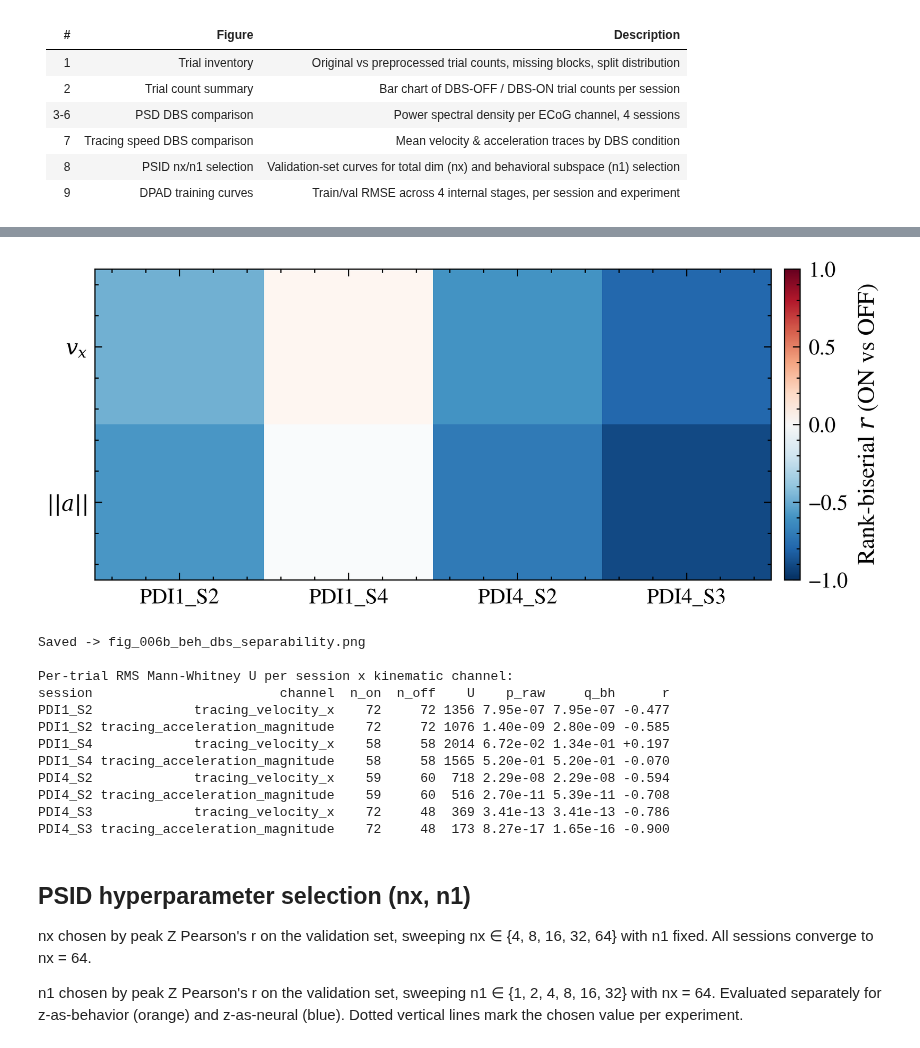
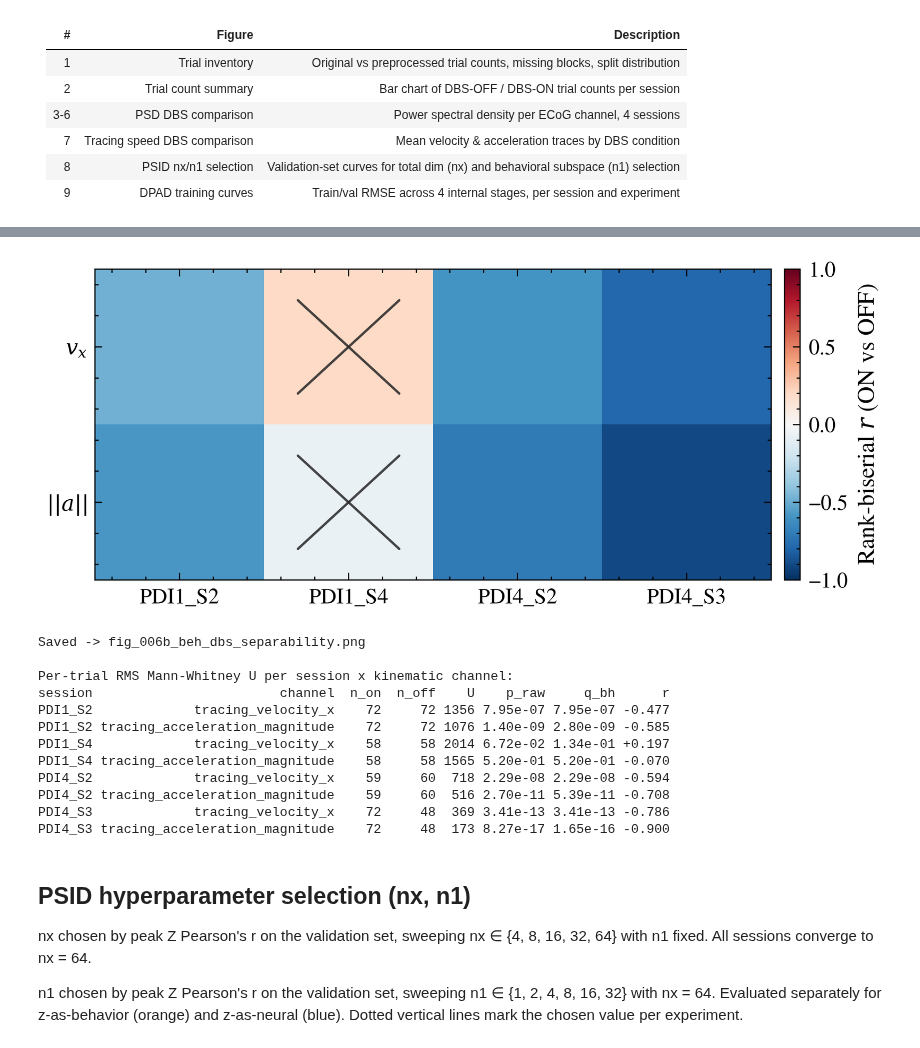
Before and after one commit to giedrius-at-home/latent-neural-dynamics-modeling, a Jupyter notebook: notebooks/thesis_sec1_data_verification.ipynb, the cells around one changed output, grey strips where cells are left out. Cells and saved outputs as stored; diff of their text form; code cells hidden in the pictures.

```diff
--- a/notebooks/thesis_sec1_data_verification.ipynb
+++ b/notebooks/thesis_sec1_data_verification.ipynb
@@ -324,7 +366,7 @@ PDI4_S3 75-80    71     46 1457 3.27e-01 3.78e-01 -0.108
 # %%
 # Behavioral DBS separability — tracing_velocity_x & tracing_acceleration_magnitude.
 # Per-trial RMS, Mann-Whitney U (DBS-ON vs OFF), same encoding as the neural heatmap:
-# colour is the signed rank-biserial r, non-significant cells (BH-FDR q >= 0.05) faded.
+# colour is the signed rank-biserial r, cells failing BH-FDR (q >= 0.05) crossed out.
 
 BEH_VARS = ["tracing_velocity_x", "tracing_acceleration_magnitude"]
 BEH_LABELS = ["$v_x$", "$||a||$"]
@@ -390,44 +432,43 @@ for si, s in enumerate(session_specs):
 sess_labels = [s.label for s in session_specs]
 fig, ax = plt.subplots(figsize=(5.0, 2.2), layout="constrained")
 finite = np.isfinite(beh_r)
-alpha_map = np.where(np.isfinite(beh_q) & (beh_q < ALPHA_SIG), 1.0, ALPHA_FADE)
-alpha_map = np.where(finite, alpha_map, 0.0)
 ax.imshow(
     np.where(finite, beh_r, 0.0),
     aspect="auto",
     cmap="RdBu_r",
     vmin=-1.0,
     vmax=1.0,
-    alpha=alpha_map,
+    alpha=np.where(finite, 1.0, 0.0),
     interpolation="nearest",
 )
+_cross_nonsig(ax, beh_q, finite)
 ax.set_xticks(range(len(session_specs)))
 ax.set_xticklabels(sess_labels)
 ax.set_yticks(range(len(BEH_VARS)))
 ax.set_yticklabels(BEH_LABELS)
 
 sm_beh = cm.ScalarMappable(cmap="RdBu_r", norm=plt.Normalize(vmin=-1.0, vmax=1.0))
 fig.colorbar(
     sm_beh, ax=ax, label="Rank-biserial $r$ (ON vs OFF)", fraction=0.06, pad=0.02
 )
 fig.savefig(str(OUT / "fig_006b_beh_dbs_separability.png"))
 plt.show()
 print("Saved -> fig_006b_beh_dbs_separability.png")
 
 print("\nPer-trial RMS Mann-Whitney U per session x kinematic channel:")
 print(
     pd.DataFrame(beh_records).to_string(
         index=False,
         formatters={
             "U": "{:.0f}".format,
             "p_raw": "{:.2e}".format,
             "q_bh": "{:.2e}".format,
             "r": "{:+.3f}".format,
         },
     )
 )
 # %% [output]
-[figure, old version]
+[figure, new version]
 Saved -> fig_006b_beh_dbs_separability.png
 
 Per-trial RMS Mann-Whitney U per session x kinematic channel:
```
Also changed, not shown: parts of 3 cells of this notebook, 1 other file.
